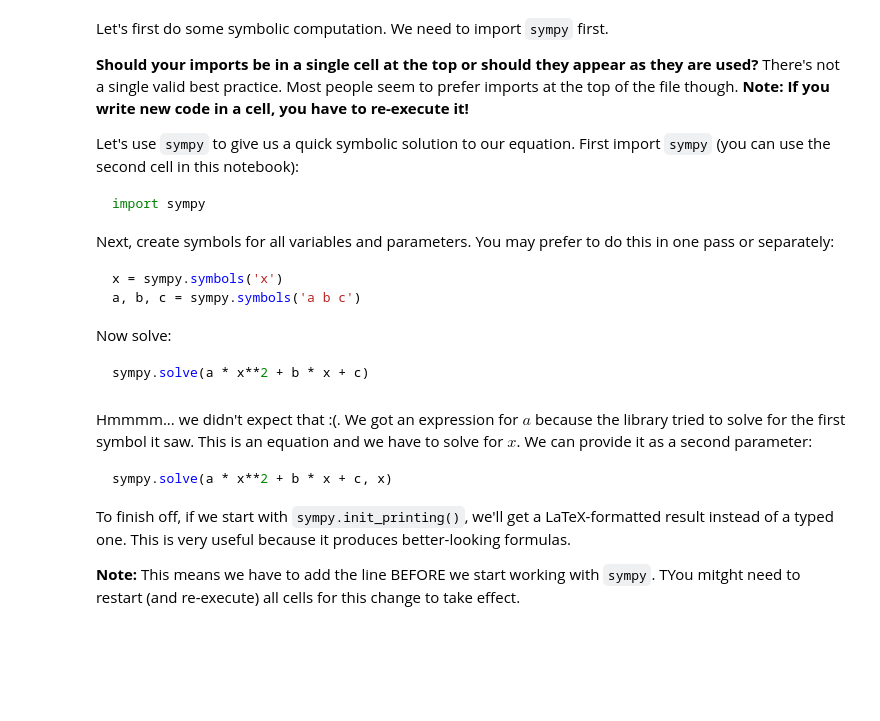
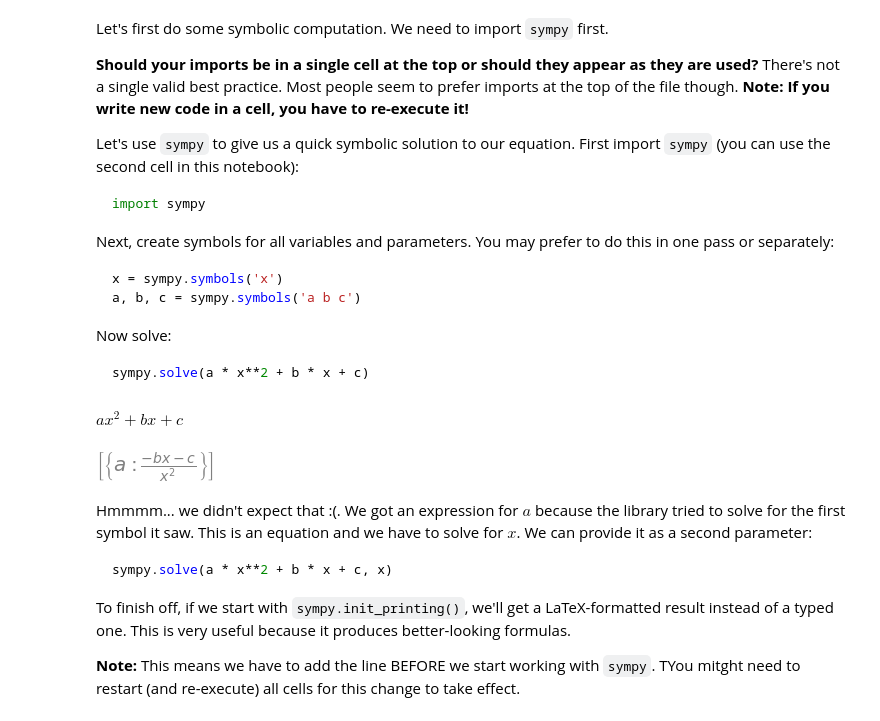
Before and after one commit to i11g/High-School-Math, a Jupyter notebook: High-School Maths Exercise.ipynb, the cells around one changed output. Saved outputs shown, nothing was run; the diff lists cells and outputs as text; code cells hidden in the pictures; blank space fills up the shorter version.

````diff
--- a/High-School Maths Exercise.ipynb
+++ b/High-School Maths Exercise.ipynb
@@ -224,3 +296,16 @@ sympy.solve(a * x**2 + b * x + c)
+# %%
+x = sympy.symbols("x")
+a, b, c = sympy.symbols("a b c")
+# %%
+quadratic_equation = a*x**2 + b*x + c
+# %%
+quadratic_equation
+# %% [output]
+$\displaystyle a x^{2} + b x + c$
+# %%
+sympy.solve(quadratic_equation)
+# %% [output]
+[figure, added]
 # %% [markdown]
 Hmmmm... we didn't expect that :(. We got an expression for $a$ because the library tried to solve for the first symbol it saw. This is an equation and we have to solve for $x$. We can provide it as a second parameter:
 ```python
````
Also changed, not shown: parts of 17 cells of this notebook, 2 other files.
